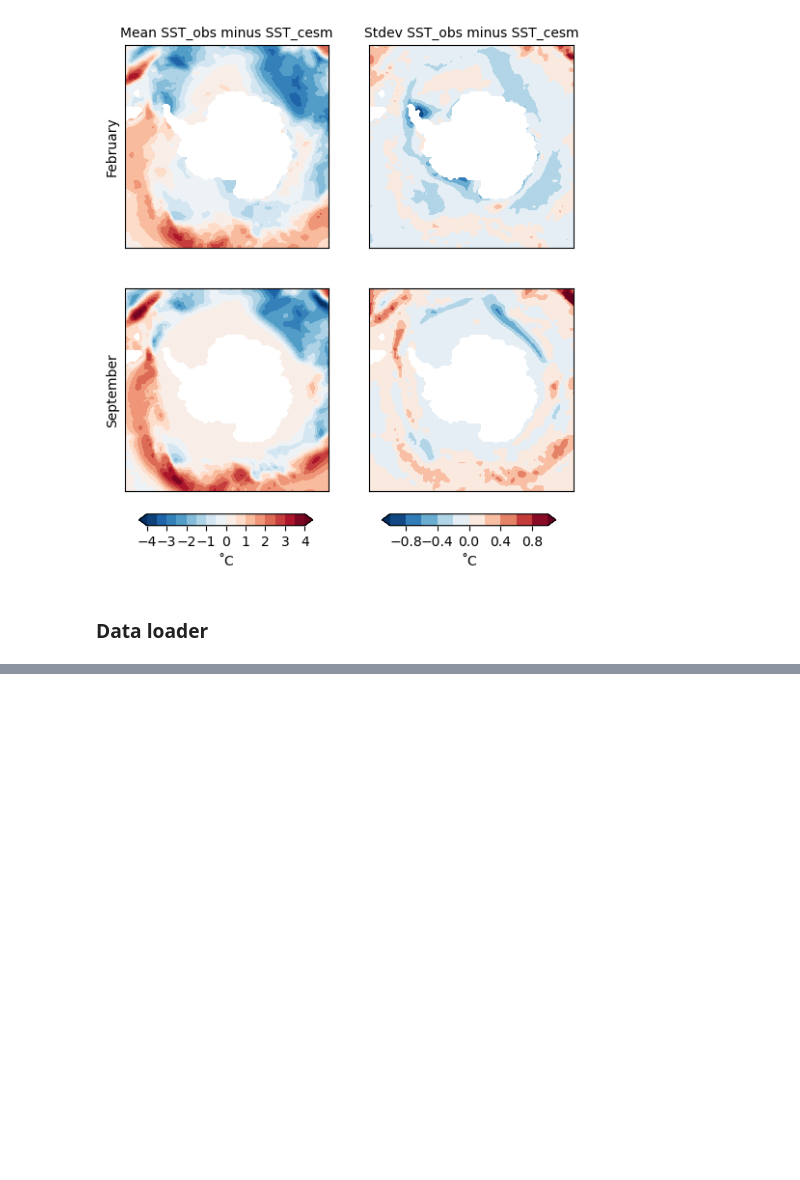
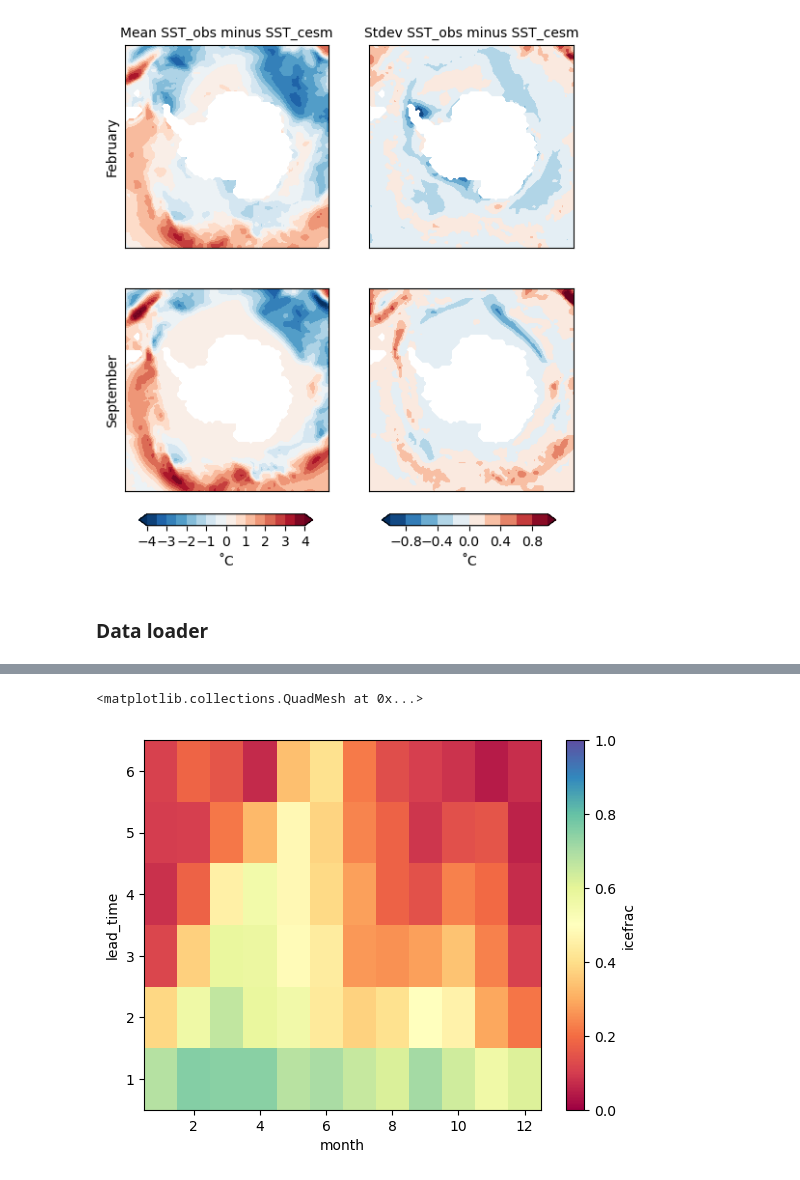
Before and after one commit to ychnli/sicpred, a Jupyter notebook: finetune.ipynb, the cells around one changed output, grey strips where cells are left out. Drawn from its saved outputs; the diff is of its cells as text; code cells hidden in the pictures; blank space fills up the shorter version.

```diff
--- a/finetune.ipynb
+++ b/finetune.ipynb
@@ -201,10 +228,8 @@ plt.savefig("figures/known_issues/distribution_shift_sst.jpg", dpi=300, bbox_inc
 ### Data loader
 # %%
 import src.experiment_configs.exp1_inputs.input2 as config
-import pandas as pd
-
 ds = xr.open_dataset(os.path.join(config_cesm.DATA_DIRECTORY, f"ERA5/cesm_format/icefrac_obs.nc"))
-ntime = len(ds.time)
+ntime = len(ds.time) - 12 - 6
 
 train_subset = np.arange(0, (7/10) * ntime, dtype=int)
 val_subset = np.arange((7/10) * ntime, (8/10) * ntime, dtype=int)
@@ -346,0 +639,28 @@ save_inputs_files(config.INPUT_CONFIG, )
+# %%
+pred_anom = ds_pred.icefrac
+truth_anom = ds_truth.icefrac
+
+def calc_acc(pred_anom, truth_anom):
+    dim = ("x", "y")
+    acc = xr.cov(pred_anom, truth_anom, dim=dim) / (pred_anom.std(dim=dim) * truth_anom.std(dim=dim))
+    acc = acc.groupby("start_prediction_month.month").mean("start_prediction_month")
+
+    acc = xr.concat(
+        [acc.roll(month=int(lt - 1), roll_coords=False).sel(lead_time=lt) for lt in acc.lead_time.values],
+        dim="lead_time"
+    )
+
+    return acc
+# %%
+checkpoint_path = "/scratch/users/yucli/sicpred_models/exp2_vol4/UNetRes3_exp2_vol4_member_0_epoch_10.pth"
+checkpoint = torch.load(checkpoint_path, map_location=device, weights_only=True)
+
+model_pt = UNetRes3(in_channels=in_channels,
+                out_channels=out_channels,
+                predict_anomalies=config.TARGET_CONFIG["predict_anom"]).to(device)
+model_pt.load_state_dict(checkpoint["model_state_dict"])
+
+optimizer = Adam(model_pt.parameters(), lr=0.0005)
+
+if config.LOSS_FUNCTION == "MSE":
+    loss_fn = WeightedMSELoss(device=device, **config.LOSS_FUNCTION_ARGS)
@@ -346,0 +729,5 @@ save_inputs_files(config.INPUT_CONFIG, )
+# %%
+calc_acc(ds_pred.icefrac, ds_truth.icefrac).plot(vmin=0, vmax=1, cmap="Spectral")
+# %% [output]
+<matplotlib.collections.QuadMesh at 0x...>
+[figure, added]
```
Also changed, not shown: parts of 19 cells of this notebook, 1 other file.
